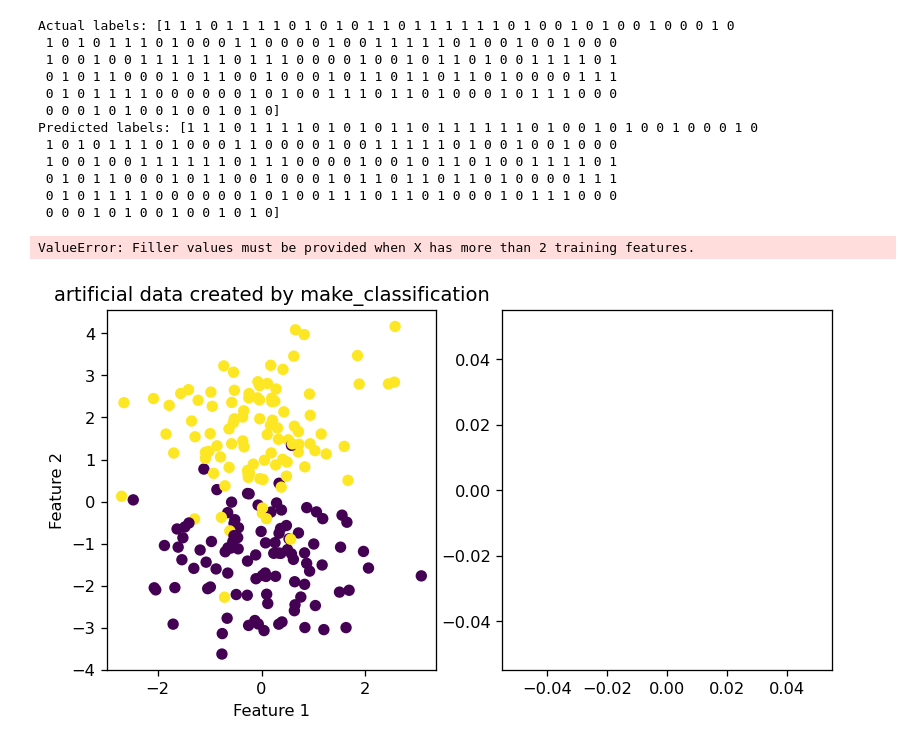
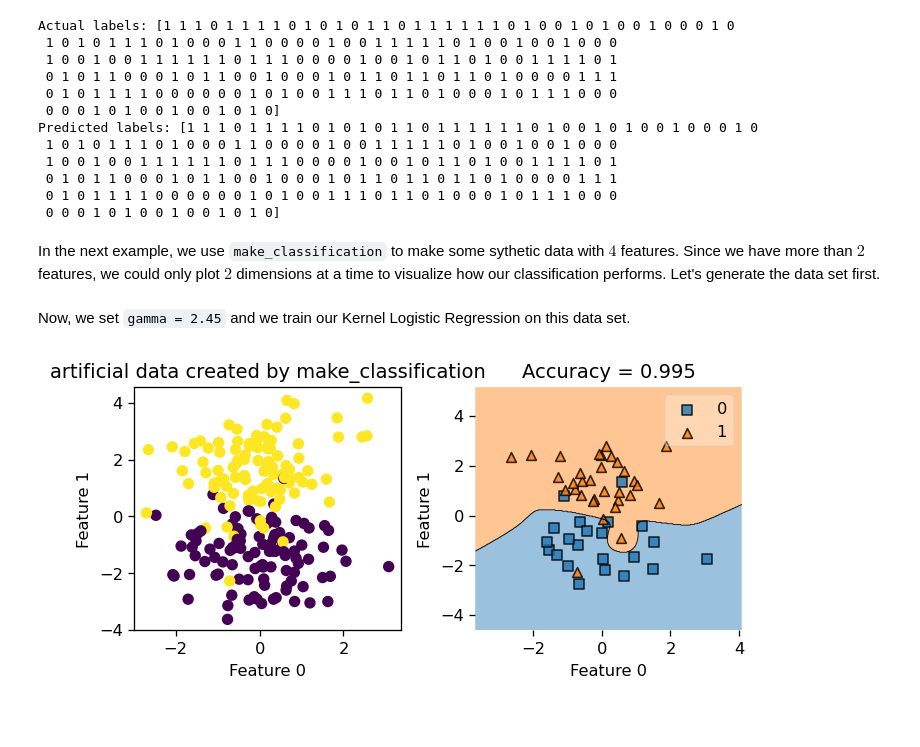
Before and after one commit to Xianzhiwang1/CS0451-page-site, a Jupyter notebook: posts/my-blog-post-03-kernel-logistic/index.ipynb, the cells around one changed output. Drawn from its saved outputs; the diff is of its cells as text; code cells hidden in the pictures; blank space fills up the shorter version.

```diff
--- a/posts/my-blog-post-03-kernel-logistic/index.ipynb
+++ b/posts/my-blog-post-03-kernel-logistic/index.ipynb
@@ -262,6 +262,8 @@ Predicted labels: [1 1 1 0 1 1 1 1 0 1 0 1 0 1 1 0 1 1 1 1 1 1 0 1 0 0 1 0 1 0 0
  0 1 0 1 1 0 0 0 1 0 1 1 0 0 1 0 0 0 1 0 1 1 0 1 1 0 1 1 0 1 0 0 0 0 1 1 1
  0 1 0 1 1 1 1 0 0 0 0 0 0 1 0 1 0 0 1 1 1 0 1 1 0 1 0 0 0 1 0 1 1 1 0 0 0
  0 0 0 1 0 1 0 0 1 0 0 1 0 1 0]
+# %% [markdown]
+In the next example, we use `make_classification` to make some sythetic data with $4$ features. Since we have more than $2$ features, we could only plot $2$ dimensions at a time to visualize how our classification performs. Let's generate the data set first.
 # %%
 X_class, y_class = make_classification(n_samples = 200,
                            n_classes = 2,
@@ -271,14 +273,17 @@ X_class, y_class = make_classification(n_samples = 200,
                            n_clusters_per_class = 1,
                            class_sep = 1.5,
                            random_state=42)
+# %% [markdown]
+Now, we set `gamma = 2.45` and we train our Kernel Logistic Regression on this data set.
 # %%
 from kernel_logistic import KLR
 KLR4 = KLR(rbf_kernel, gamma = 2.45)
 KLR4.fit(X_class, y_class)
 # %%
 from matplotlib import pyplot as plt
-plt.rcParams["figure.figsize"] = (8,4)
-KLR4.myprint(X_class, y_class, "make_classification")
+plt.rcParams["figure.figsize"] = (6,3)
+value = 1
+width = 1
+KLR4.myprint(X_class, y_class, "make_classification", value, width)
 # %% [output]
-ValueError: Filler values must be provided when X has more than 2 training features.
-[figure, old version]
+[figure, new version]
```
Also changed, not shown: parts of 1 cell of this notebook, 1 other file.
